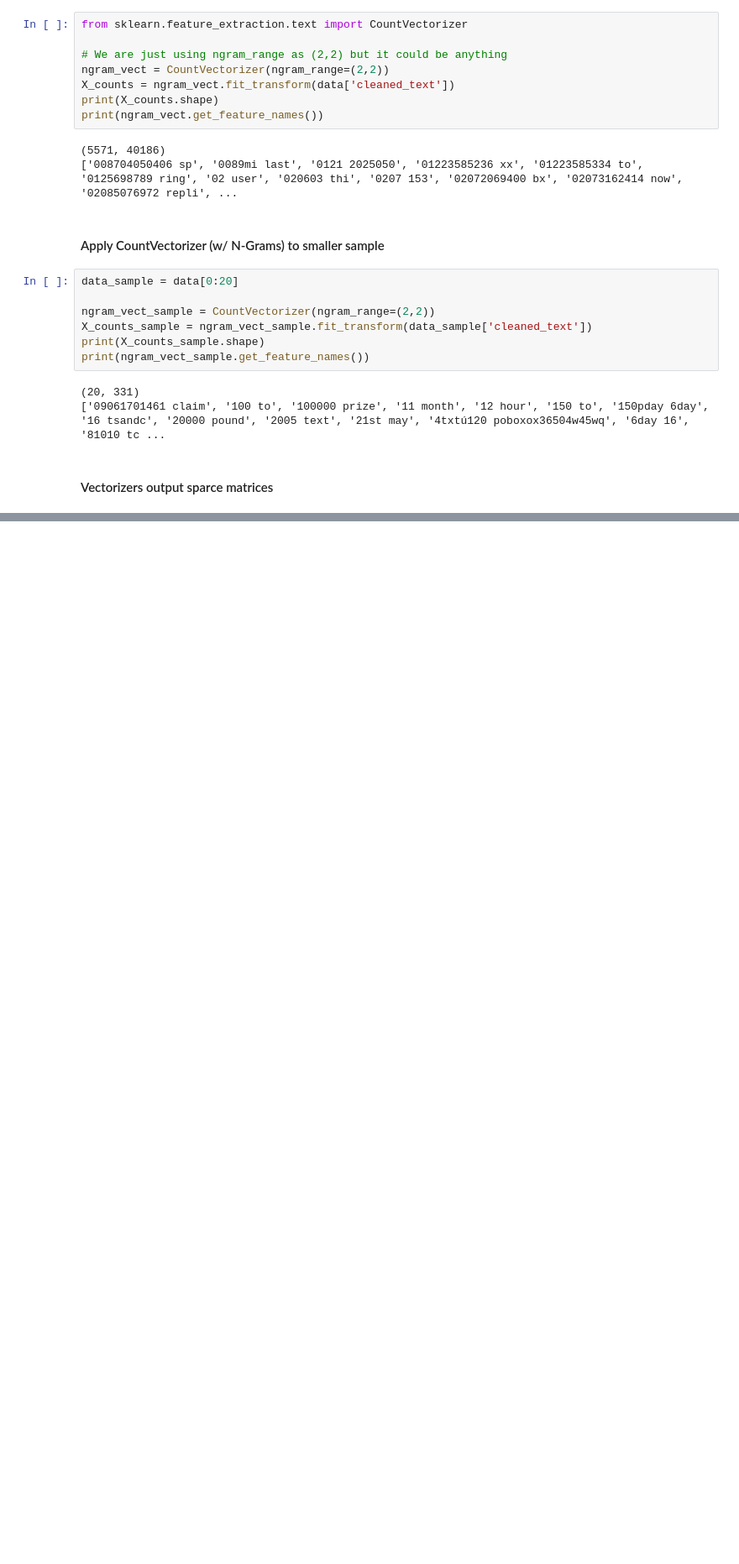
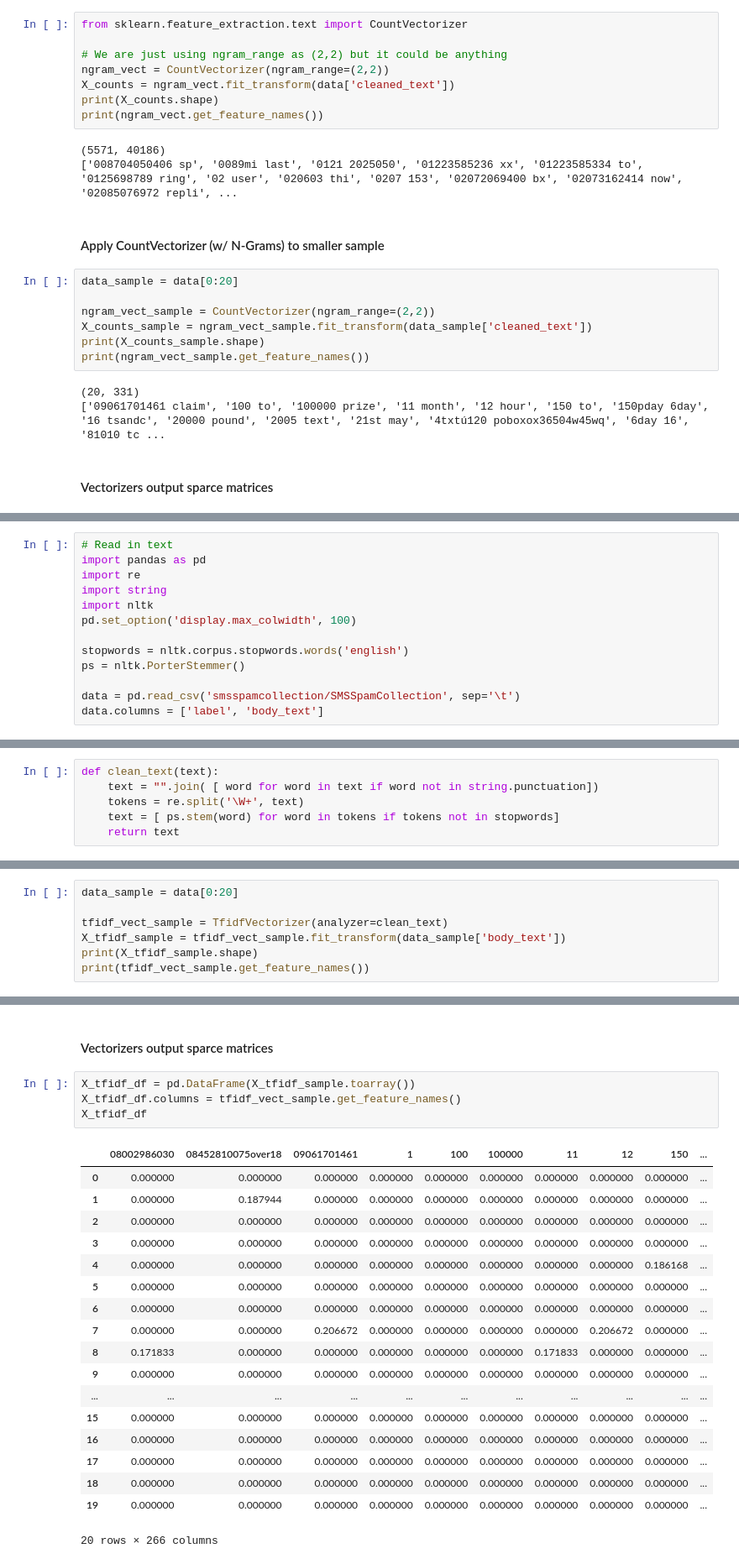
Before and after one commit to panchu93/ML, a Jupyter notebook: handsOn/NLP/NLP-Basics-checkpoint.ipynb, the cells around one changed output, grey strips where cells are left out. Shown: that part at 84% size. Saved outputs shown, nothing was run; the diff lists cells and outputs as text; blank space fills up the shorter version.

Commit message:
chapter 3 is over

```diff
--- a/handsOn/NLP/NLP-Basics-checkpoint.ipynb
+++ b/handsOn/NLP/NLP-Basics-checkpoint.ipynb
@@ -944,0 +977,13 @@ X_counts_df.columns = ngram_vect_sample.get_feature_names()
+# %%
+# Read in text
+import pandas as pd
+import re
+import string
+import nltk
+pd.set_option('display.max_colwidth', 100)
+
+stopwords = nltk.corpus.stopwords.words('english')
+ps = nltk.PorterStemmer()
+
+data = pd.read_csv('smsspamcollection/SMSSpamCollection', sep='\t')
+data.columns = ['label', 'body_text']
@@ -944,0 +992,6 @@ X_counts_df.columns = ngram_vect_sample.get_feature_names()
+# %%
+def clean_text(text):
+    text = "".join( [ word for word in text if word not in string.punctuation])
+    tokens = re.split('\W+', text)
+    text = [ ps.stem(word) for word in tokens if tokens not in stopwords]
+    return text
@@ -944,0 +1012,7 @@ X_counts_df.columns = ngram_vect_sample.get_feature_names()
+# %%
+data_sample = data[0:20]
+
+tfidf_vect_sample = TfidfVectorizer(analyzer=clean_text)
+X_tfidf_sample = tfidf_vect_sample.fit_transform(data_sample['body_text'])
+print(X_tfidf_sample.shape)
+print(tfidf_vect_sample.get_feature_names())
@@ -944,0 +1022,25 @@ X_counts_df.columns = ngram_vect_sample.get_feature_names()
+# %% [markdown]
+#### Vectorizers output sparce matrices
+# %%
+X_tfidf_df = pd.DataFrame(X_tfidf_sample.toarray())
+X_tfidf_df.columns = tfidf_vect_sample.get_feature_names()
+X_tfidf_df
+# %% [output]
+|  | 08002986030 | 08452810075over18 | 09061701461 | 1 | 100 | 100000 | 11 | 12 | 150 | ... |
+| 0 | 0.000000 | 0.000000 | 0.000000 | 0.000000 | 0.000000 | 0.000000 | 0.000000 | 0.000000 | 0.000000 | ... |
+| 1 | 0.000000 | 0.187944 | 0.000000 | 0.000000 | 0.000000 | 0.000000 | 0.000000 | 0.000000 | 0.000000 | ... |
+| 2 | 0.000000 | 0.000000 | 0.000000 | 0.000000 | 0.000000 | 0.000000 | 0.000000 | 0.000000 | 0.000000 | ... |
+| 3 | 0.000000 | 0.000000 | 0.000000 | 0.000000 | 0.000000 | 0.000000 | 0.000000 | 0.000000 | 0.000000 | ... |
+| 4 | 0.000000 | 0.000000 | 0.000000 | 0.000000 | 0.000000 | 0.000000 | 0.000000 | 0.000000 | 0.186168 | ... |
+| 5 | 0.000000 | 0.000000 | 0.000000 | 0.000000 | 0.000000 | 0.000000 | 0.000000 | 0.000000 | 0.000000 | ... |
+| 6 | 0.000000 | 0.000000 | 0.000000 | 0.000000 | 0.000000 | 0.000000 | 0.000000 | 0.000000 | 0.000000 | ... |
+| 7 | 0.000000 | 0.000000 | 0.206672 | 0.000000 | 0.000000 | 0.000000 | 0.000000 | 0.206672 | 0.000000 | ... |
+| 8 | 0.171833 | 0.000000 | 0.000000 | 0.000000 | 0.000000 | 0.000000 | 0.171833 | 0.000000 | 0.000000 | ... |
+| 9 | 0.000000 | 0.000000 | 0.000000 | 0.000000 | 0.000000 | 0.000000 | 0.000000 | 0.000000 | 0.000000 | ... |
+| ... | ... | ... | ... | ... | ... | ... | ... | ... | ... | ... |
+| 15 | 0.000000 | 0.000000 | 0.000000 | 0.000000 | 0.000000 | 0.000000 | 0.000000 | 0.000000 | 0.000000 | ... |
+| 16 | 0.000000 | 0.000000 | 0.000000 | 0.000000 | 0.000000 | 0.000000 | 0.000000 | 0.000000 | 0.000000 | ... |
+| 17 | 0.000000 | 0.000000 | 0.000000 | 0.000000 | 0.000000 | 0.000000 | 0.000000 | 0.000000 | 0.000000 | ... |
+| 18 | 0.000000 | 0.000000 | 0.000000 | 0.000000 | 0.000000 | 0.000000 | 0.000000 | 0.000000 | 0.000000 | ... |
+| 19 | 0.000000 | 0.000000 | 0.000000 | 0.000000 | 0.000000 | 0.000000 | 0.000000 | 0.000000 | 0.000000 | ... |
+20 rows × 266 columns
```
Also changed, not shown: parts of 9 cells of this notebook.
